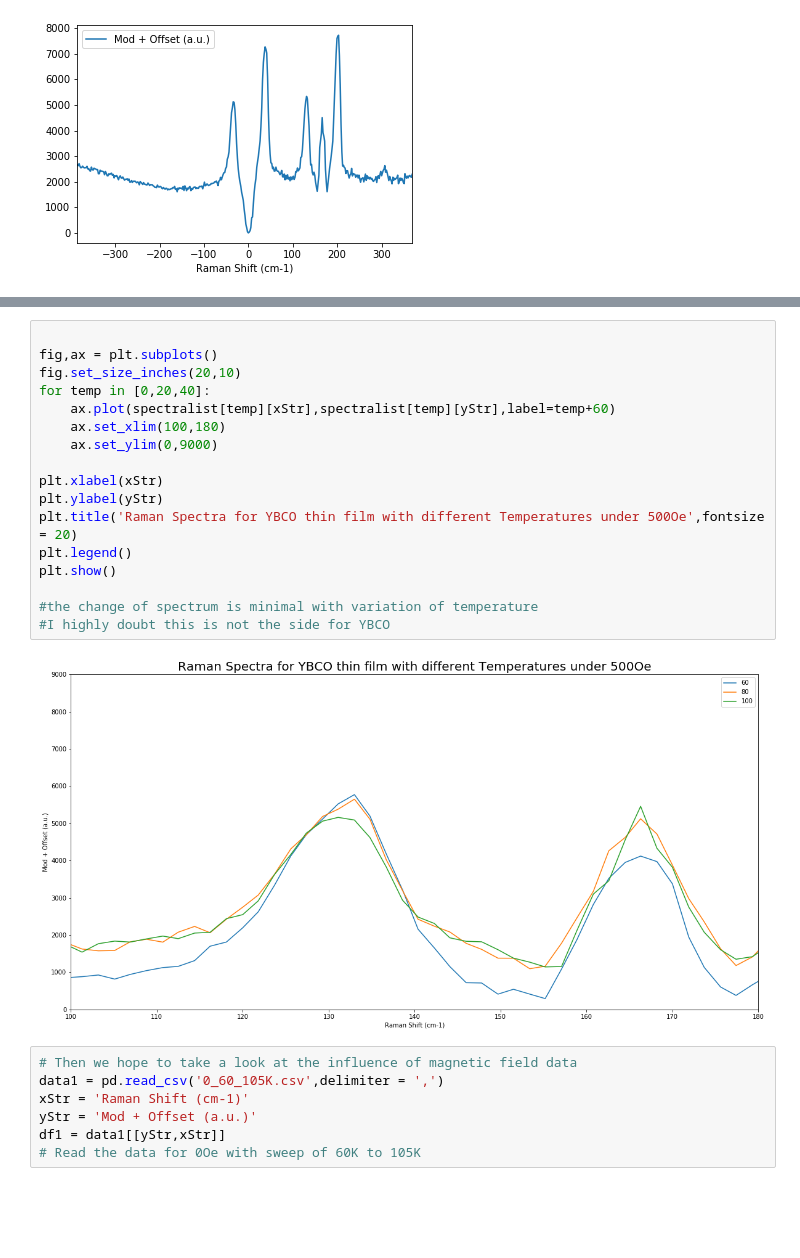
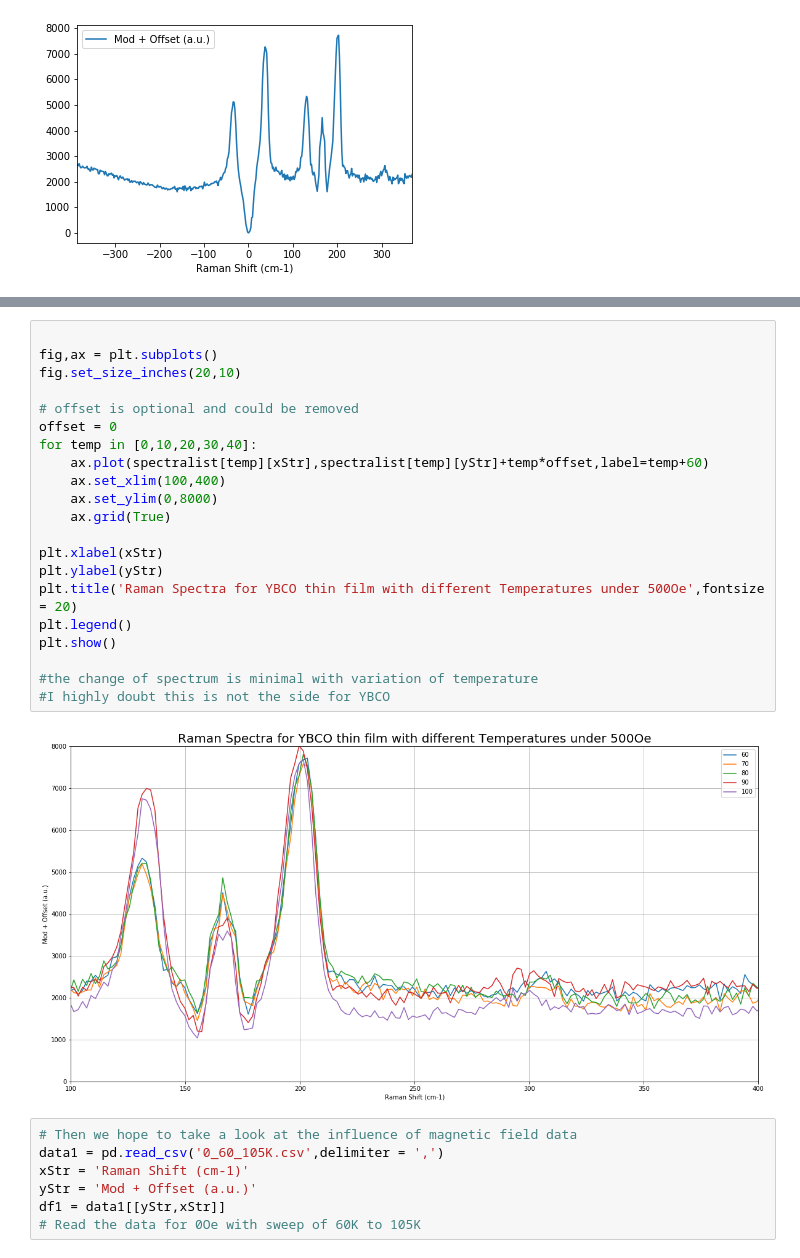
Before and after one commit to SweynAn/YBCOSuperConductor, a Jupyter notebook: First Draft/133DataAnalysis.ipynb, the cells around one changed output, grey strips where cells are left out. Cells and saved outputs as stored; diff of their text form; blank space fills up the shorter version.

```diff
--- a/First Draft/133DataAnalysis.ipynb
+++ b/First Draft/133DataAnalysis.ipynb
@@ -37,22 +37,26 @@ plt.show()
 # %%
 
 fig,ax = plt.subplots()
 fig.set_size_inches(20,10)
-for temp in [0,20,40]:
-    ax.plot(spectralist[temp][xStr],spectralist[temp][yStr],label=temp+60)
-    ax.set_xlim(100,180)
-    ax.set_ylim(0,9000)
+
+# offset is optional and could be removed
+offset = 0
+for temp in [0,10,20,30,40]:
+    ax.plot(spectralist[temp][xStr],spectralist[temp][yStr]+temp*offset,label=temp+60)
+    ax.set_xlim(100,400)
+    ax.set_ylim(0,8000)
+    ax.grid(True)
 
 plt.xlabel(xStr)
 plt.ylabel(yStr)
 plt.title('Raman Spectra for YBCO thin film with different Temperatures under 500Oe',fontsize = 20)
 plt.legend()
 plt.show()
 
 #the change of spectrum is minimal with variation of temperature
 #I highly doubt this is not the side for YBCO
 # %% [output]
-[figure, old version]
+[figure, new version]
 # %%
 # Then we hope to take a look at the influence of magnetic field data
 data1 = pd.read_csv('0_60_105K.csv',delimiter = ',')
```
Also changed, not shown: parts of 4 cells of this notebook, 1 other file.
